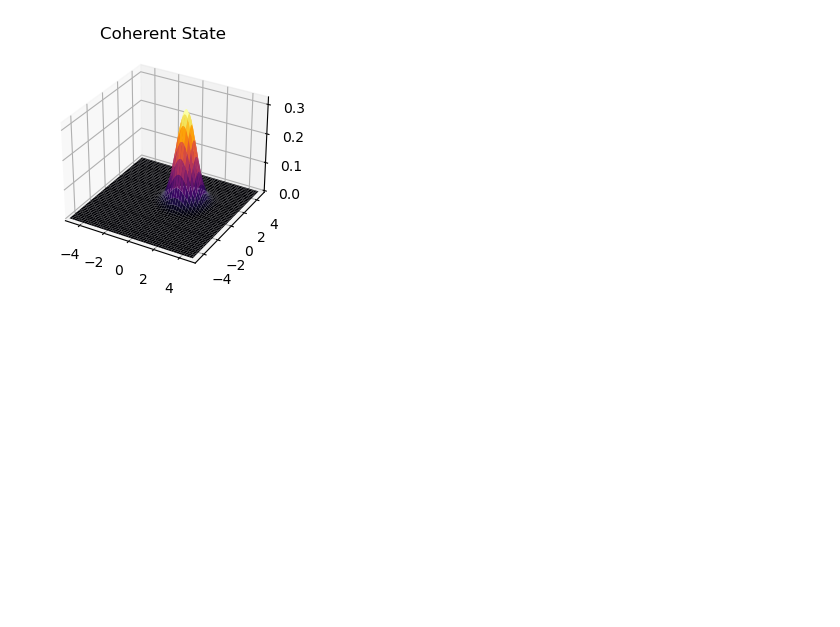
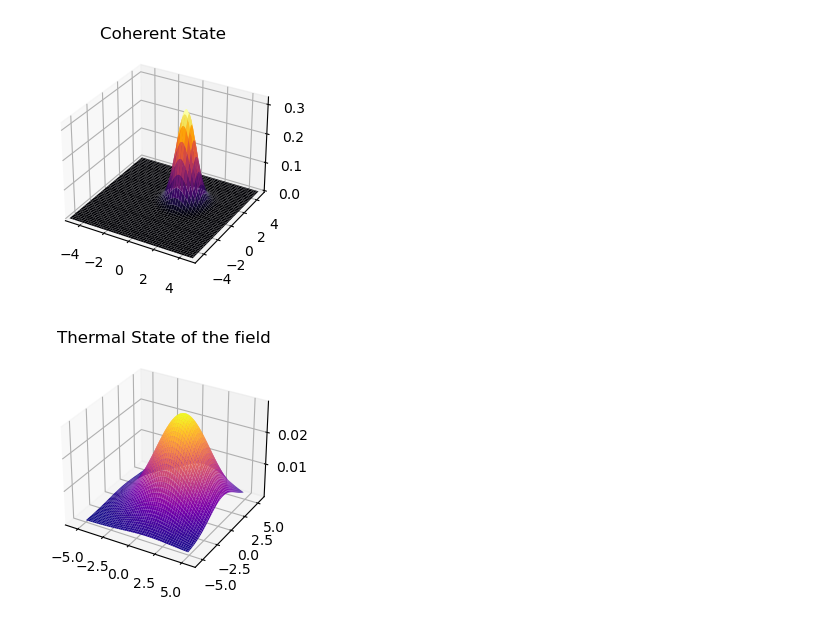
Before and after one commit to gonovrm/exp, a Jupyter notebook: Primeros pasos.ipynb, the cells around one changed output. Cells and saved outputs as stored; diff of their text form; code cells hidden in the pictures; blank space fills up the shorter version.

```diff
--- a/Primeros pasos.ipynb
+++ b/Primeros pasos.ipynb
@@ -69,3 +84,12 @@ plt.title("Coherent State")
 surf = ax.plot_surface(X, Y, Qcoherent,cmap=mpl.colormaps['inferno']) #repressención del potencial en 3D
 # %% [output]
 [figure]
+# %%
+fig = plt.figure(figsize=(4, 3))
+ax = fig.add_subplot(projection='3d')
+ax.axes.set_xlim3d(left=-6, right=6) #límites de la figura
+ax.axes.set_ylim3d(bottom=-6, top=6) #límites de la figura
+plt.title("Thermal State of the field")
+surf = ax.plot_surface(X, Y, Qthermal, cmap=mpl.colormaps['plasma']) #repressención del potencial en 3D
+# %% [output]
+[figure, added]
```
Also changed, not shown: parts of 4 cells of this notebook.
